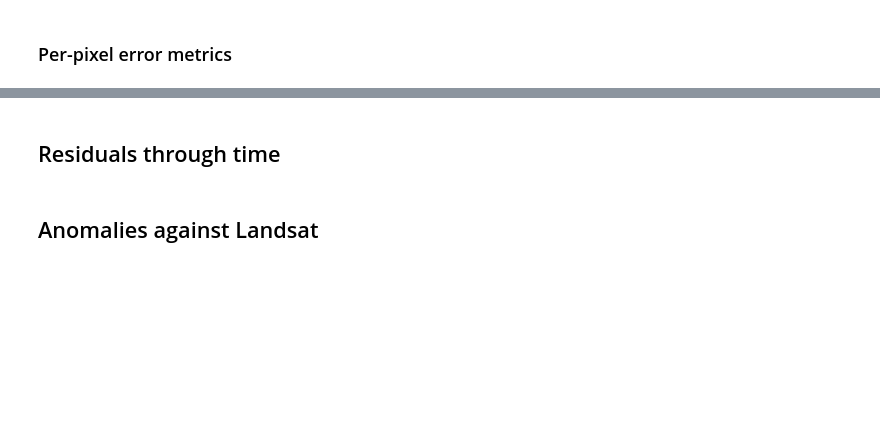
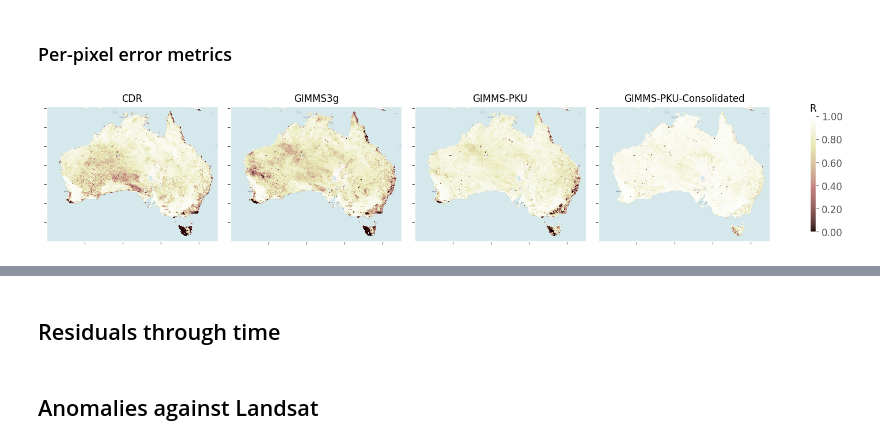
Before and after one commit to cbur24/climate-carbon-interactions, a Jupyter notebook: notebooks/harmonization/comparisons/5_Compare_all_NDVI_products.ipynb, the cells around one changed output, grey strips where cells are left out. Saved outputs shown, nothing was run; the diff lists cells and outputs as text; code cells hidden in the pictures; blank space fills up the shorter version.

```diff
--- a/notebooks/harmonization/comparisons/5_Compare_all_NDVI_products.ipynb
+++ b/notebooks/harmonization/comparisons/5_Compare_all_NDVI_products.ipynb
@@ -177,58 +202,65 @@ fig.savefig(f'/g/data/os22/chad_tmp/climate-carbon-interactions/results/figs/{mo
 # %%
 modis_mean = modis.mean('time')
 low_ndvi_mask = xr.where(modis_mean<0.10,0, 1)
+modis = modis.sel(time=slice('2000-03', '2013'))
+# %%
+modis = modis.where(mask.sel(time=modis.time))
 # %%
-adjusted_corr = xr.corr(modis, merge, dim='time')
-adjusted_corr = adjusted_corr.where(low_ndvi_mask)
+cdr_corr = xr.corr(modis, avhrr.sel(time=modis.time), dim='time')
+cdr_corr = cdr_corr.where(low_ndvi_mask)
 
-orig_corr = xr.corr(modis, avhrr, dim='time')
-orig_corr = orig_corr.where(low_ndvi_mask)
+corr_pku = xr.corr(modis, gimms_pku.sel(time=modis.time), dim='time')
+corr_pku = corr_pku.where(low_ndvi_mask)
 
-adjusted_corr_pku = xr.corr(modis,gimms_pku, dim='time')
-adjusted_corr_pku = adjusted_corr_pku.where(low_ndvi_mask)
+corr_pku_cons = xr.corr(modis, gimms_pku_cons.sel(time=modis.time), dim='time')
+corr_pku_cons = corr_pku_cons.where(low_ndvi_mask)
 
-adjusted_corr_gimms = xr.corr(modis,gimms, dim='time')
-adjusted_corr_gimms = adjusted_corr_gimms.where(low_ndvi_mask)
+corr_gimms = xr.corr(modis, gimms.sel(time=modis.time), dim='time')
+corr_gimms = corr_gimms.where(low_ndvi_mask)
 
-adjusted_rmse_pku = xs.rmse(modis, gimms_pku, dim='time', skipna=True)
-adjusted_rmse_pku = adjusted_rmse_pku.where(low_ndvi_mask)
+#-----------------------------------------------------------
+cdr_rmse = xs.rmse(modis,avhrr.sel(time=modis.time), dim='time', skipna=True)
+cdr_rmse = cdr_rmse.where(low_ndvi_mask)
 
-adjusted_rmse_gimms = xs.rmse(modis, gimms, dim='time', skipna=True)
-adjusted_rmse_gimms = adjusted_rmse_gimms.where(low_ndvi_mask)
+rmse_pku = xs.rmse(modis, gimms_pku.sel(time=modis.time), dim='time', skipna=True)
+rmse_pku = rmse_pku.where(low_ndvi_mask)
 
-adjusted_rmse = xs.rmse(modis,merge, dim='time', skipna=True)
-adjusted_rmse = adjusted_rmse.where(low_ndvi_mask)
+rmse_pku_cons = xs.rmse(modis, gimms_pku_cons.sel(time=modis.time), dim='time', skipna=True)
+rmse_pku_cons = rmse_pku_cons.where(low_ndvi_mask)
 
-orig_rmse = xs.rmse(modis,avhrr, dim='time', skipna=True)
-orig_rmse = orig_rmse.where(low_ndvi_mask)
+rmse_gimms = xs.rmse(modis, gimms.sel(time=modis.time), dim='time', skipna=True)
+rmse_gimms = rmse_gimms.where(low_ndvi_mask)
 # %%
-corr_data = [orig_corr, adjusted_corr_pku, adjusted_corr_gimms, ] #adjusted_corr
-products=['AVHRR-CDR', 'AVHRR-GIMMS-PKU','AVHRR-GIMMS3g'] #'AVHRR-adjusted (GBM)'
+corr_data = [cdr_corr,corr_gimms,corr_pku, corr_pku_cons]
+products=['CDR', 'GIMMS3g','GIMMS-PKU','GIMMS-PKU-Consolidated']
 
-fig,axes = plt.subplots(1,3, figsize=(16,5), sharey=True)
+fig,axes = plt.subplots(1,4, figsize=(18,4), sharey=True)
 
 for ax, ds, n in zip(axes.ravel(), corr_data, products):
     if n=='Difference':
         cmap='RdBu'
         vmin=-0.5
         vmax=0.5
     else:
         cmap='pink'
         vmin=0
         vmax=1
     im = ds.plot(vmin=vmin, vmax=vmax, cmap=cmap, ax=ax, add_colorbar=False)
     ctx.add_basemap(ax, source=ctx.providers.CartoDB.Voyager, crs='EPSG:4326', attribution='', attribution_size=1)
-    ax.set_title(f'{n} R='"{:.2f}".format(ds.mean().values))
+    ax.set_title(f'{n}', fontsize=12)
     ax.set_yticklabels([])
     ax.set_ylabel('')
     ax.set_xlabel('')
     ax.set_xticklabels([])
 
 plt.subplots_adjust(wspace=0.075)
 cbar = fig.colorbar(im, location='right', ax=axes.ravel().tolist(), fraction=0.05, shrink=0.65)
 cbar.ax.yaxis.set_major_formatter(FormatStrFormatter('%.2f'))
+cbar.ax.set_title('R', fontsize=12)
 # cbar.set_label(label=var+' PgC/year', size=15, weight='bold')
 cbar.ax.tick_params(labelsize=12)
 fig.savefig(f'/g/data/os22/chad_tmp/climate-carbon-interactions/results/figs/{model_var}_compareallproducts_correlation_perpixel.png',
             bbox_inches='tight', dpi=300);
+# %% [output]
+[figure, added]
 # %%
```
Also changed, not shown: parts of 19 cells of this notebook, 1 other file.
